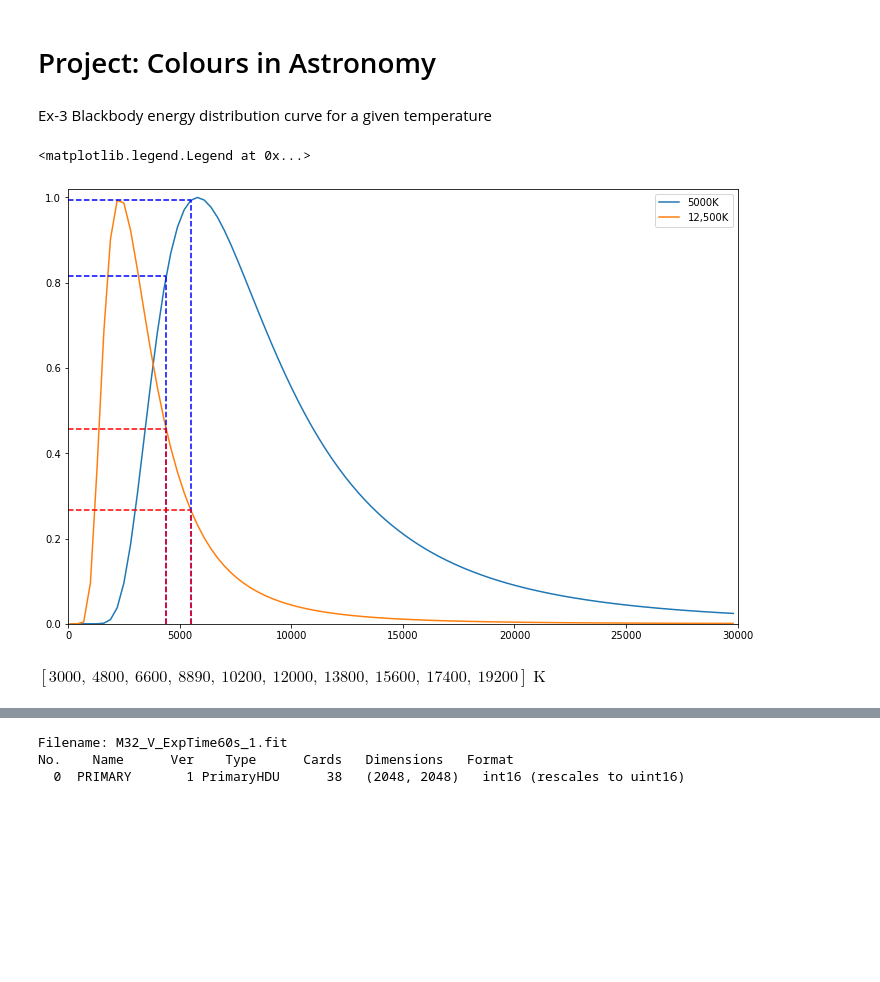
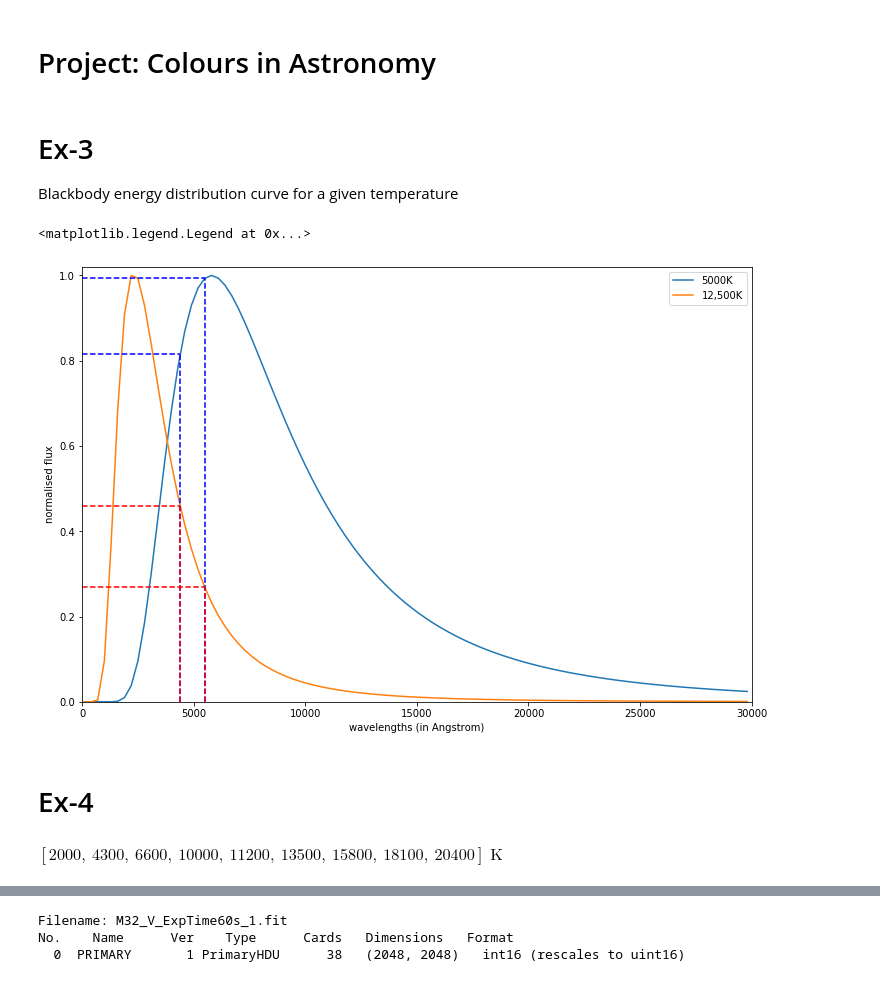
Before and after one commit to risha-daz/Astronomy_projects, a Jupyter notebook: Colours in Astronomy.ipynb, the cells around one changed output, grey strips where cells are left out. Drawn from its saved outputs; the diff is of its cells as text; code cells hidden in the pictures; blank space fills up the shorter version.

```diff
--- a/Colours in Astronomy.ipynb
+++ b/Colours in Astronomy.ipynb
@@ -1,7 +1,7 @@
 # %% [markdown]
 # Project: Colours in Astronomy
 # %% [markdown]
-Ex-3
+# Ex-3
 Blackbody energy distribution curve for a given temperature
 # %%
 import numpy as np
@@ -12,7 +12,7 @@ from astropy.io import fits
 from astropy.stats import sigma_clipped_stats
 %matplotlib inline
 # %%
-wavelengths=np.arange(100,30000,300)*u.AA
+wavelengths=np.arange(100,30000,100)*u.AA
 def rp(T,wv=wavelengths):
     exponential = 1/(np.exp(const.h*const.c/(wv*const.k_B*T))-1)
     prefactor = 2*np.pi*const.h*const.c*const.c/wv**5
@@ -21,12 +21,12 @@ def rp(T,wv=wavelengths):
     #var=(1/wv**5)*(1/((np.exp((const.c*const.h)/(wv*const.k_B*T)))-1))
     #return coeff*var
 def rp_norm(T,wv=wavelengths):
-    pwr=radiated_power(T)
+    pwr=rp(T)
     max_=np.max(pwr.value)
-    return radiated_power(T,wv)/max_,max_
+    return rp(T,wv)/max_,max_
 def rp_point_norm(T,wv):
-    pwr,peak=radiated_power_normalised(T)
-    return (((radiated_power((T),wv)).value)/peak)
+    pwr,peak=rp_norm(T)
+    return (((rp((T),wv)).value)/peak)
 # %%
 T1=5000*u.K
 radiated_power_5000,peak_wv_5000=rp_norm(T1)
@@ -41,30 +41,34 @@ power=radiated_power_5000.unit
 # %%
 board=plt.figure(figsize=(12,8))
 fig=board.add_subplot(1,1,1)
 fig.plot(wavelengths,radiated_power_5000,label='5000K')
 fig.plot(wavelengths,radiated_power_12500,label='12,500K')
 fig.plot([peak_B.value,peak_B.value]*u.AA,[0,(rp_point_norm(T1,peak_B))]*power, color ='blue',  linewidth=1.5, linestyle="--")
 fig.plot([0,peak_B.value]*u.AA,[(rp_point_norm(T1,peak_B)),(rp_point_norm(T1,peak_B))]*power, color ='blue',  linewidth=1.5, linestyle="--")
 fig.plot([peak_V.value,peak_V.value]*u.AA,[0,(rp_point_norm(T1,peak_V))]*power, color ='blue',  linewidth=1.5, linestyle="--")
 fig.plot([0,peak_V.value]*u.AA,[(rp_point_norm(T1,peak_V)),(rp_point_norm(T1,peak_V))]*power, color ='blue',  linewidth=1.5, linestyle="--")
 
 fig.plot([peak_B.value,peak_B.value]*u.AA,[0,(rp_point_norm(T2,peak_B))]*power, color ='red',  linewidth=1.5, linestyle="--")
 fig.plot([0,peak_B.value]*u.AA,[(rp_point_norm(T2,peak_B)),(rp_point_norm(T2,peak_B))]*power, color ='red',  linewidth=1.5, linestyle="--")
 fig.plot([peak_V.value,peak_V.value]*u.AA,[0,(rp_point_norm(T2,peak_V))]*power, color ='red',  linewidth=1.5, linestyle="--")
 fig.plot([0,peak_V.value]*u.AA,[(rp_point_norm(T2,peak_V)),(rp_point_norm(T2,peak_V))]*power, color ='red',  linewidth=1.5, linestyle="--")
 
 fig.set_xlim([0,30000])
 fig.set_ylim([0.0,1.02])
+fig.set_xlabel('wavelengths (in Angstrom)')
+fig.set_ylabel('normalised flux')
 fig.legend()
 # %% [output]
 <matplotlib.legend.Legend at 0x...>
-[figure, old version]
+[figure, new version]
+# %% [markdown]
+# Ex-4
 # %%
-temparatures=np.arange(3000,20000,1800)*u.K
-temparatures[3]+=490*u.K
+temparatures=np.arange(2000,21000,2300)*u.K
+temparatures[3]+=1100*u.K
 temparatures
 # %% [output]
-$[3000,~4800,~6600,~8890,~10200,~12000,~13800,~15600,~17400,~19200] \; \mathrm{K}$
+$[2000,~4300,~6600,~10000,~11200,~13500,~15800,~18100,~20400] \; \mathrm{K}$
 # %%
 board2=plt.figure(figsize=(15,15))
 figures=[1,2,3,4,5,6,7,8,9]
```
Also changed, not shown: parts of 10 cells of this notebook.
